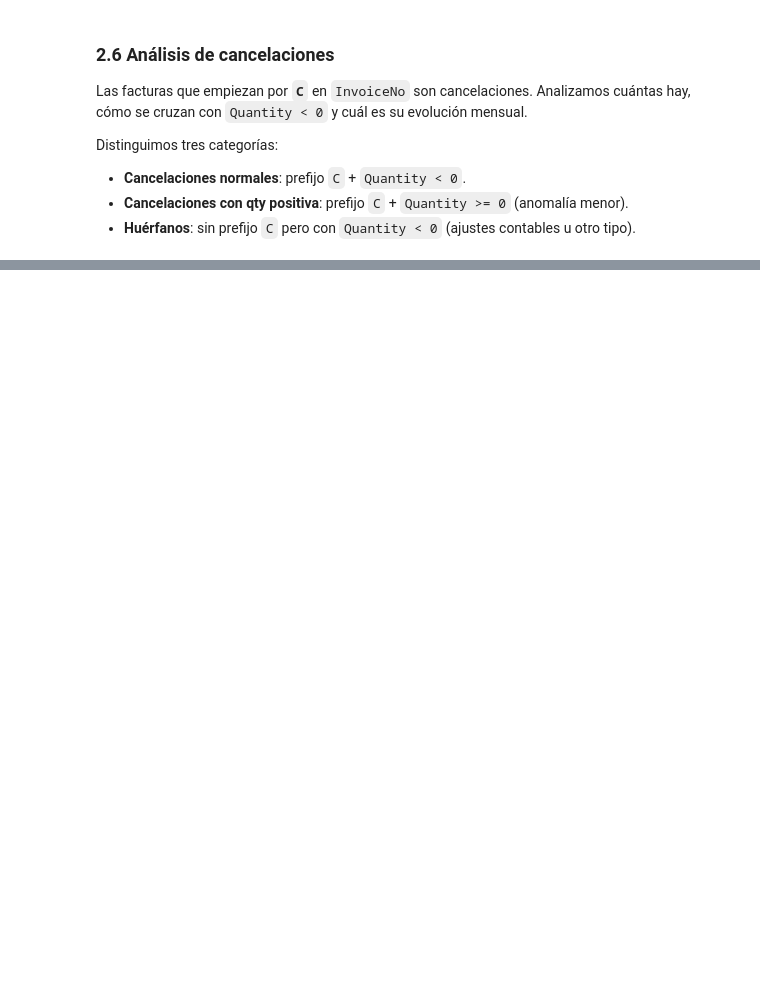
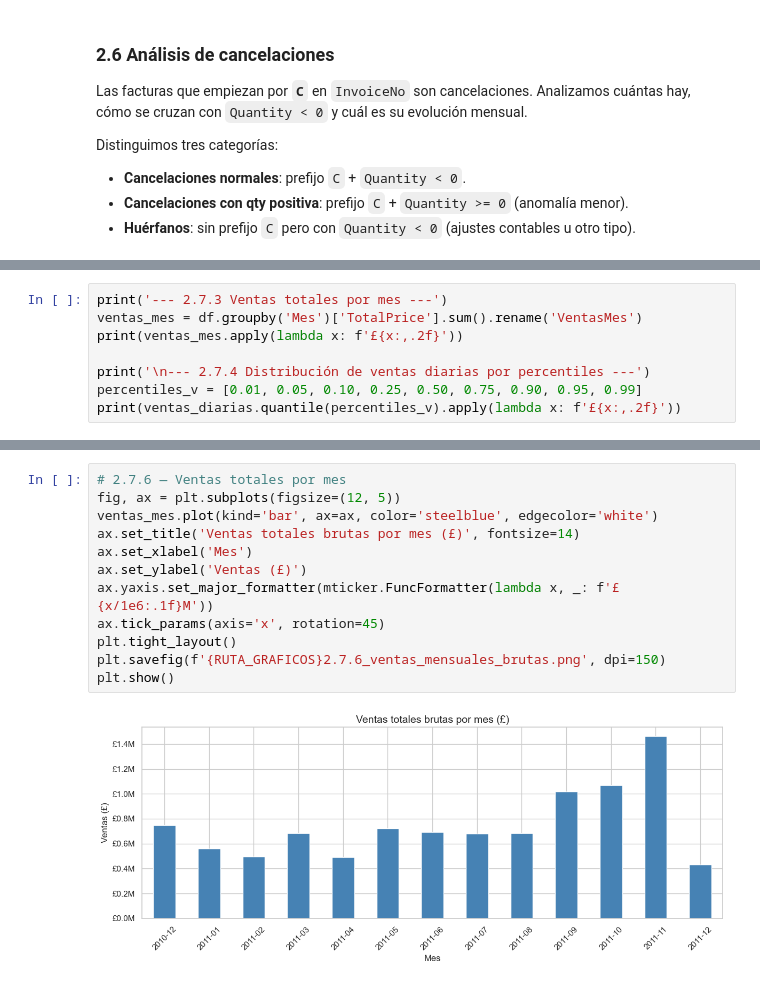
Before and after one commit to ravel01106/proyecto-master-ia-big-data, a Jupyter notebook: notebooks/regression_proyect/analysis/eda_data.ipynb, the cells around one changed output, grey strips where cells are left out. Saved outputs shown, nothing was run; the diff lists cells and outputs as text; blank space fills up the shorter version.

```diff
--- a/notebooks/regression_proyect/analysis/eda_data.ipynb
+++ b/notebooks/regression_proyect/analysis/eda_data.ipynb
@@ -612,0 +1007,8 @@ plt.show()
+# %%
+print('--- 2.7.3 Ventas totales por mes ---')
+ventas_mes = df.groupby('Mes')['TotalPrice'].sum().rename('VentasMes')
+print(ventas_mes.apply(lambda x: f'£{x:,.2f}'))
+
+print('\n--- 2.7.4 Distribución de ventas diarias por percentiles ---')
+percentiles_v = [0.01, 0.05, 0.10, 0.25, 0.50, 0.75, 0.90, 0.95, 0.99]
+print(ventas_diarias.quantile(percentiles_v).apply(lambda x: f'£{x:,.2f}'))
@@ -612,0 +1051,14 @@ plt.show()
+# %%
+# 2.7.6 — Ventas totales por mes
+fig, ax = plt.subplots(figsize=(12, 5))
+ventas_mes.plot(kind='bar', ax=ax, color='steelblue', edgecolor='white')
+ax.set_title('Ventas totales brutas por mes (£)', fontsize=14)
+ax.set_xlabel('Mes')
+ax.set_ylabel('Ventas (£)')
+ax.yaxis.set_major_formatter(mticker.FuncFormatter(lambda x, _: f'£{x/1e6:.1f}M'))
+ax.tick_params(axis='x', rotation=45)
+plt.tight_layout()
+plt.savefig(f'{RUTA_GRAFICOS}2.7.6_ventas_mensuales_brutas.png', dpi=150)
+plt.show()
+# %% [output]
+[figure, added]
```
Also changed, not shown: parts of 39 cells of this notebook, 5 other files.
